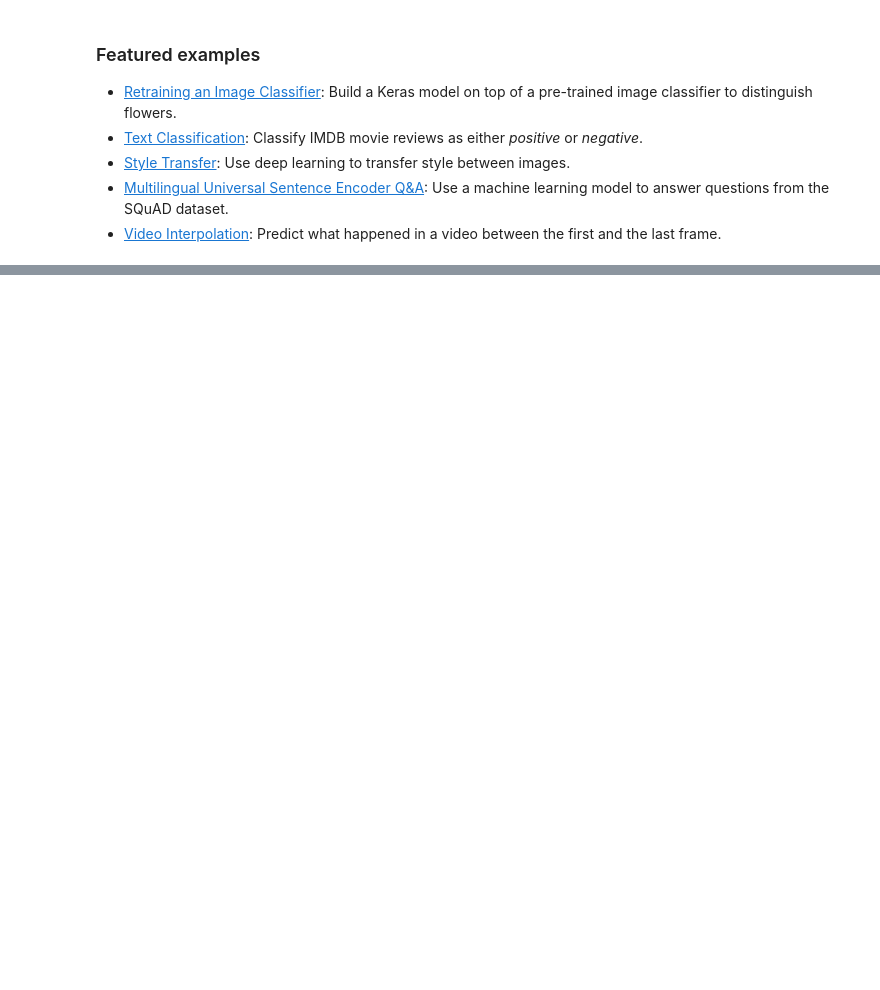
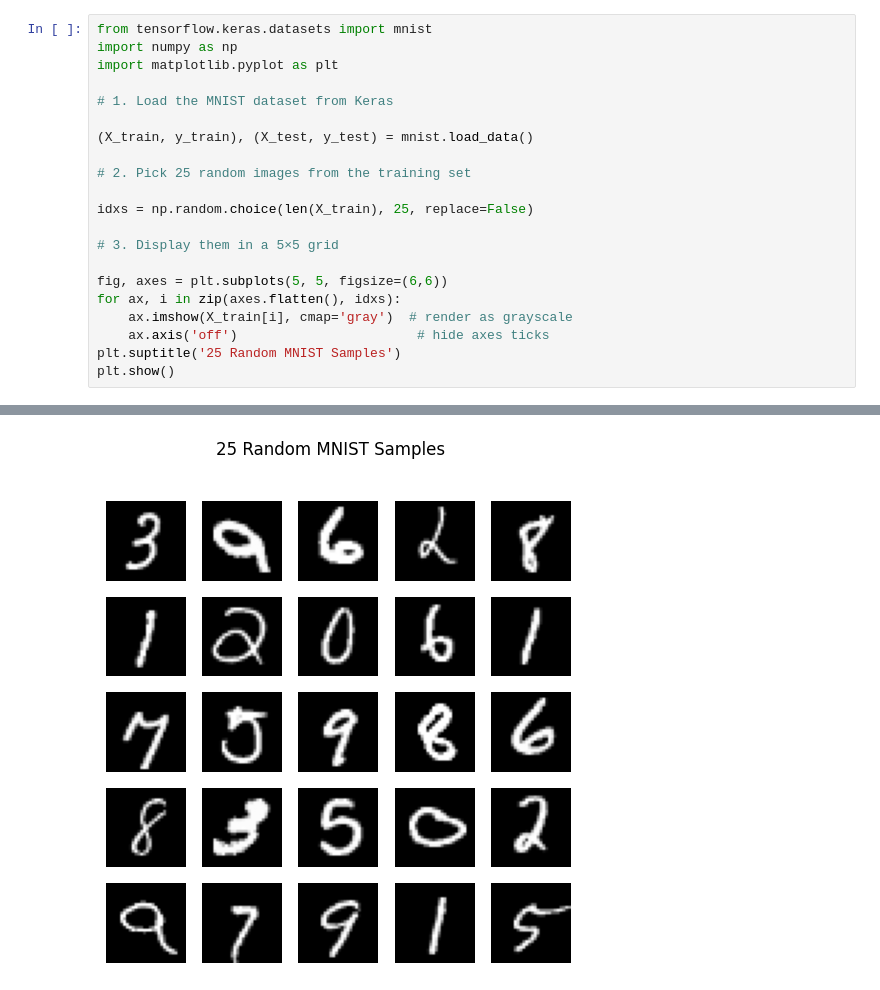
Before and after one commit to Nico5144/mnist-ml-project, a Jupyter notebook: notebooks/1_data_exploration.ipynb, the cells around one changed output, grey strips where cells are left out. Saved outputs shown, nothing was run; the diff lists cells and outputs as text; blank space fills up the shorter version.

```diff
--- a/notebooks/1_data_exploration.ipynb
+++ b/notebooks/1_data_exploration.ipynb
@@ -173,14 +3,22 @@ These are a few of the notebooks related to Machine Learning, including Google's
-# %% [markdown]
-<div class="markdown-google-sans">
-
-<a name="machine-learning-examples"></a>
-
-### Featured examples
-
-</div>
-
-- [Retraining an Image Classifier](https://tensorflow.org/hub/tutorials/tf2_image_retraining): Build a Keras model on top of a pre-trained image classifier to distinguish flowers.
-- [Text Classification](https://tensorflow.org/hub/tutorials/tf2_text_classification): Classify IMDB movie reviews as either *positive* or *negative*.
-- [Style Transfer](https://tensorflow.org/hub/tutorials/tf2_arbitrary_image_stylization): Use deep learning to transfer style between images.
-- [Multilingual Universal Sentence Encoder Q&A](https://tensorflow.org/hub/tutorials/retrieval_with_tf_hub_universal_encoder_qa): Use a machine learning model to answer questions from the SQuAD dataset.
-- [Video Interpolation](https://tensorflow.org/hub/tutorials/tweening_conv3d): Predict what happened in a video between the first and the last frame.
+# %%
+from tensorflow.keras.datasets import mnist
+import numpy as np
+import matplotlib.pyplot as plt
+
+# 1. Load the MNIST dataset from Keras
+
+(X_train, y_train), (X_test, y_test) = mnist.load_data()
+
+# 2. Pick 25 random images from the training set
+
+idxs = np.random.choice(len(X_train), 25, replace=False)
+
+# 3. Display them in a 5×5 grid
+
+fig, axes = plt.subplots(5, 5, figsize=(6,6))
+for ax, i in zip(axes.flatten(), idxs):
+    ax.imshow(X_train[i], cmap='gray')  # render as grayscale
+    ax.axis('off')                       # hide axes ticks
+plt.suptitle('25 Random MNIST Samples')
+plt.show()
+# %% [output]
@@ -186,0 +27 @@ These are a few of the notebooks related to Machine Learning, including Google's
+[figure, added]
```
Also changed, not shown: parts of 20 cells of this notebook.
